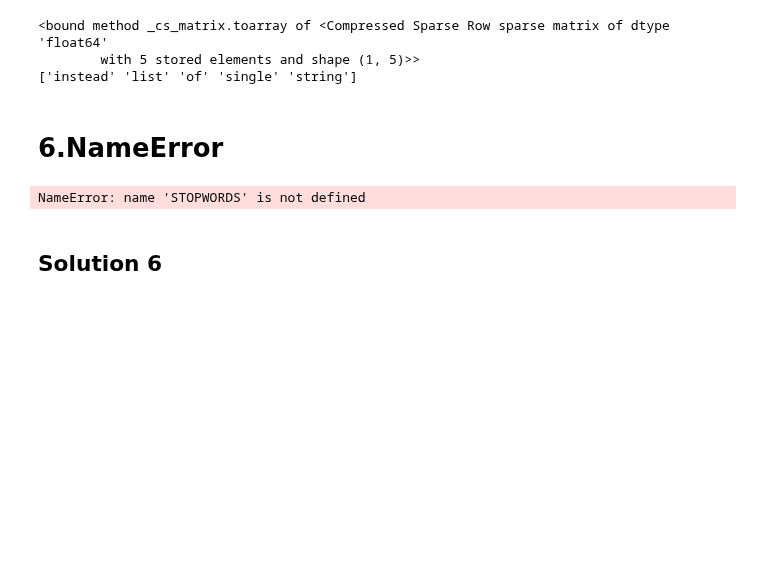
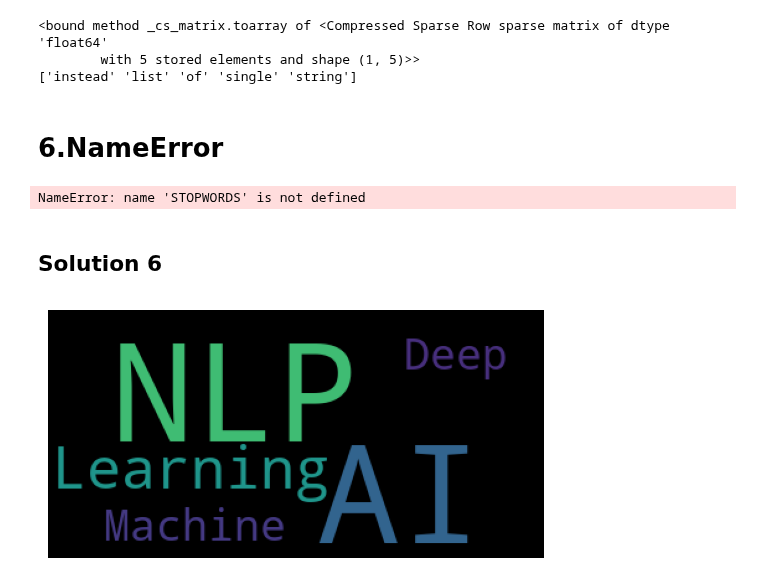
Before and after one commit to availgopi/MyGitRepository, a Jupyter notebook: Week-13.1-NLP+Deep Learning(Generative AI)/1.NLP_Question_Set1/2.Debugging/Debug1_Ques.ipynb, the cells around one changed output. Cells and saved outputs as stored; diff of their text form; code cells hidden in the pictures; blank space fills up the shorter version.

```diff
--- a/Week-13.1-NLP+Deep Learning(Generative AI)/1.NLP_Question_Set1/2.Debugging/Debug1_Ques.ipynb
+++ b/Week-13.1-NLP+Deep Learning(Generative AI)/1.NLP_Question_Set1/2.Debugging/Debug1_Ques.ipynb
@@ -104,5 +104,15 @@ NameError: name 'STOPWORDS' is not defined
 # %% [markdown]
 ## Solution 6
 # %%
-from wordcloud import WordCloud, STOPWORDS  # Import STOPWORDS
-wc = WordCloud(stopwords=STOPWORDS)
+from wordcloud import WordCloud, STOPWORDS
+import matplotlib.pyplot as plt
+
+text = "NLP NLP is the AI Machine Learning Deep Learning AI"
+
+wc = WordCloud(stopwords=STOPWORDS).generate(text)
+
+plt.imshow(wc)
+plt.axis("off")
+plt.show()
+# %% [output]
+[figure, added]
```
